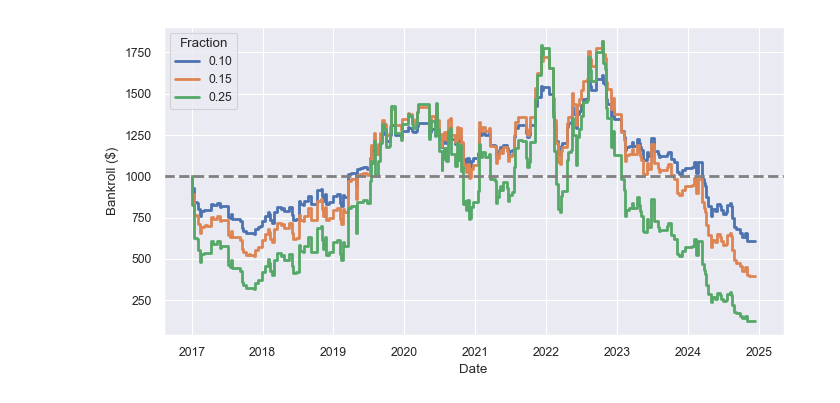
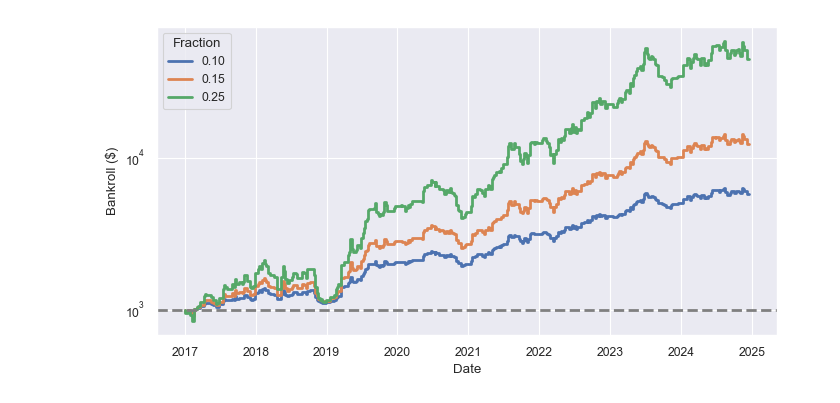
Before and after one commit to ehan03/yale-senior-thesis, a Jupyter notebook: notebooks/backtest_stuff/plotting.ipynb, the cells around one changed output. Cells and saved outputs as stored; diff of their text form; code cells hidden in the pictures.

```diff
--- a/notebooks/backtest_stuff/plotting.ipynb
+++ b/notebooks/backtest_stuff/plotting.ipynb
@@ -6,34 +6,38 @@ import seaborn as sns
 
 sns.set_theme(style="darkgrid", context="paper")
 # %%
-MODEL = "va_lightgbm_no_odds"
-STRATEGY = "distributional_robust"
+MODEL = "lr"
+STRATEGY = "simultaneous"
 
 backtest_odds = pd.read_csv("../../data/backtesting/backtest_odds.csv", parse_dates=["date"])
-backtest_actual_10 = pd.read_csv(f"../../model_files/{MODEL}/backtest_actual_{STRATEGY}_0.1.csv")
-backtest_actual_15 = pd.read_csv(f"../../model_files/{MODEL}/backtest_actual_{STRATEGY}_0.15.csv")
-backtest_actual_25 = pd.read_csv(f"../../model_files/{MODEL}/backtest_actual_{STRATEGY}_0.25.csv")
+# backtest_actual_10 = pd.read_csv(f"../../model_files/{MODEL}/backtest_actual_{STRATEGY}_0.1.csv")
+# backtest_actual_15 = pd.read_csv(f"../../model_files/{MODEL}/backtest_actual_{STRATEGY}_0.15.csv")
+# backtest_actual_25 = pd.read_csv(f"../../model_files/{MODEL}/backtest_actual_{STRATEGY}_0.25.csv")
+backtest_actual_10 = pd.read_csv(f"../../model_files/{MODEL}/case_study/backtest_actual_{STRATEGY}_0.1.csv")
+backtest_actual_15 = pd.read_csv(f"../../model_files/{MODEL}/case_study/backtest_actual_{STRATEGY}_0.15.csv")
+backtest_actual_25 = pd.read_csv(f"../../model_files/{MODEL}/case_study/backtest_actual_{STRATEGY}_0.25.csv")
 # %%
 temp = backtest_odds[["event_id", "date"]].drop_duplicates()
 dates = [pd.to_datetime("2017-01-01")] + temp["date"].tolist()
 
 fig, ax = plt.subplots(figsize=(8, 4))
 dfs = [backtest_actual_10, backtest_actual_15, backtest_actual_25]
 labels = ["0.10", "0.15", "0.25"]
 
 for df, label in zip(dfs, labels):
     bankroll = [1000] + df["bankroll"].tolist()
     _ax = sns.lineplot(
         x=dates,
         y=bankroll,
         ax=ax,
         linewidth=2,
         drawstyle="steps-pre",
         label=label,
     )
 ax.set(xlabel="Date", ylabel="Bankroll ($)")
 ax.axhline(1000, color="gray", linestyle="--", linewidth=2)
 ax.legend(title="Fraction", loc="upper left")
+ax.set_yscale("log")
 plt.show()
 # %% [output]
-[figure, old version]
+[figure, new version]
```
Also changed, not shown: 10 other files.
